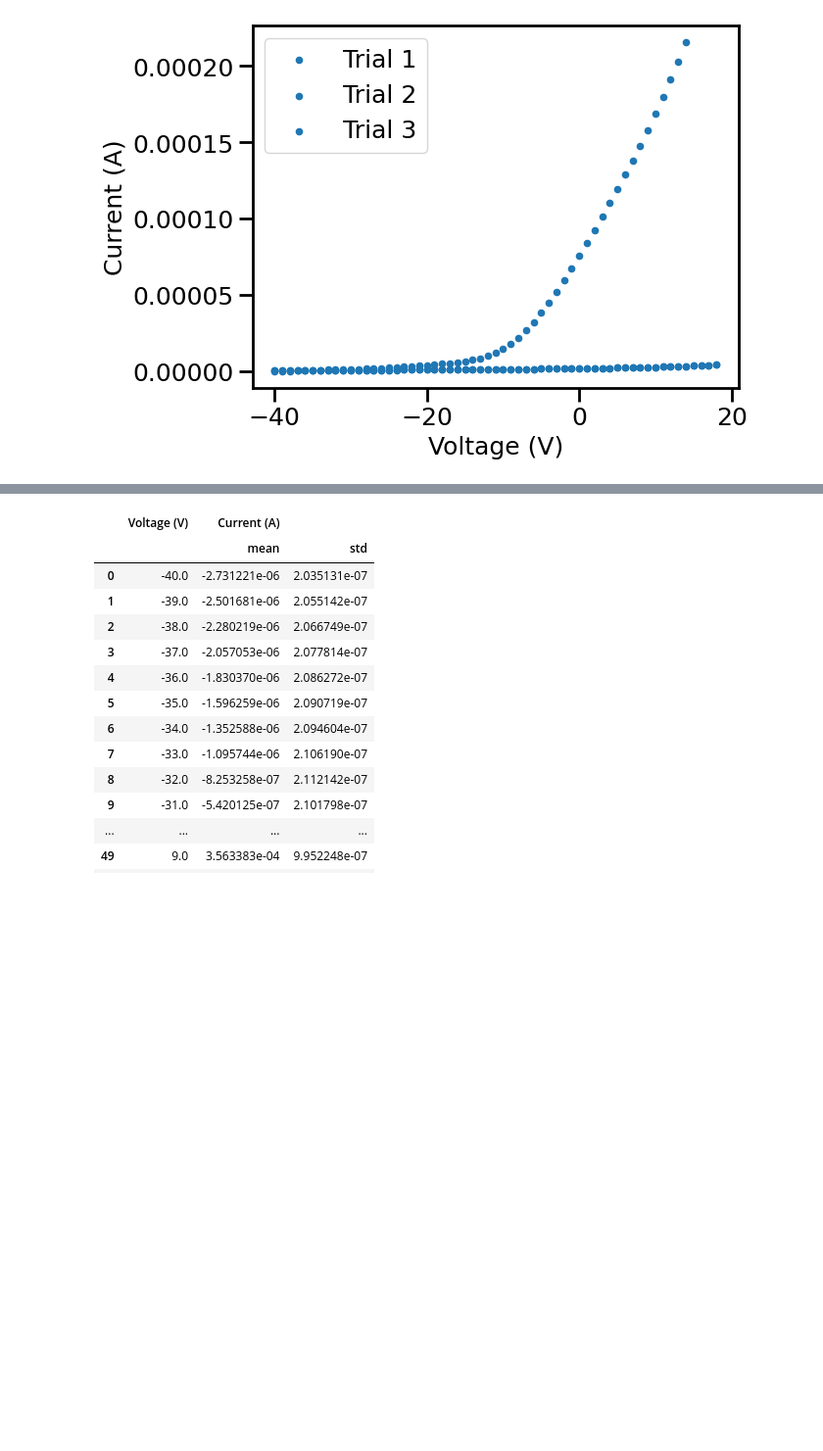
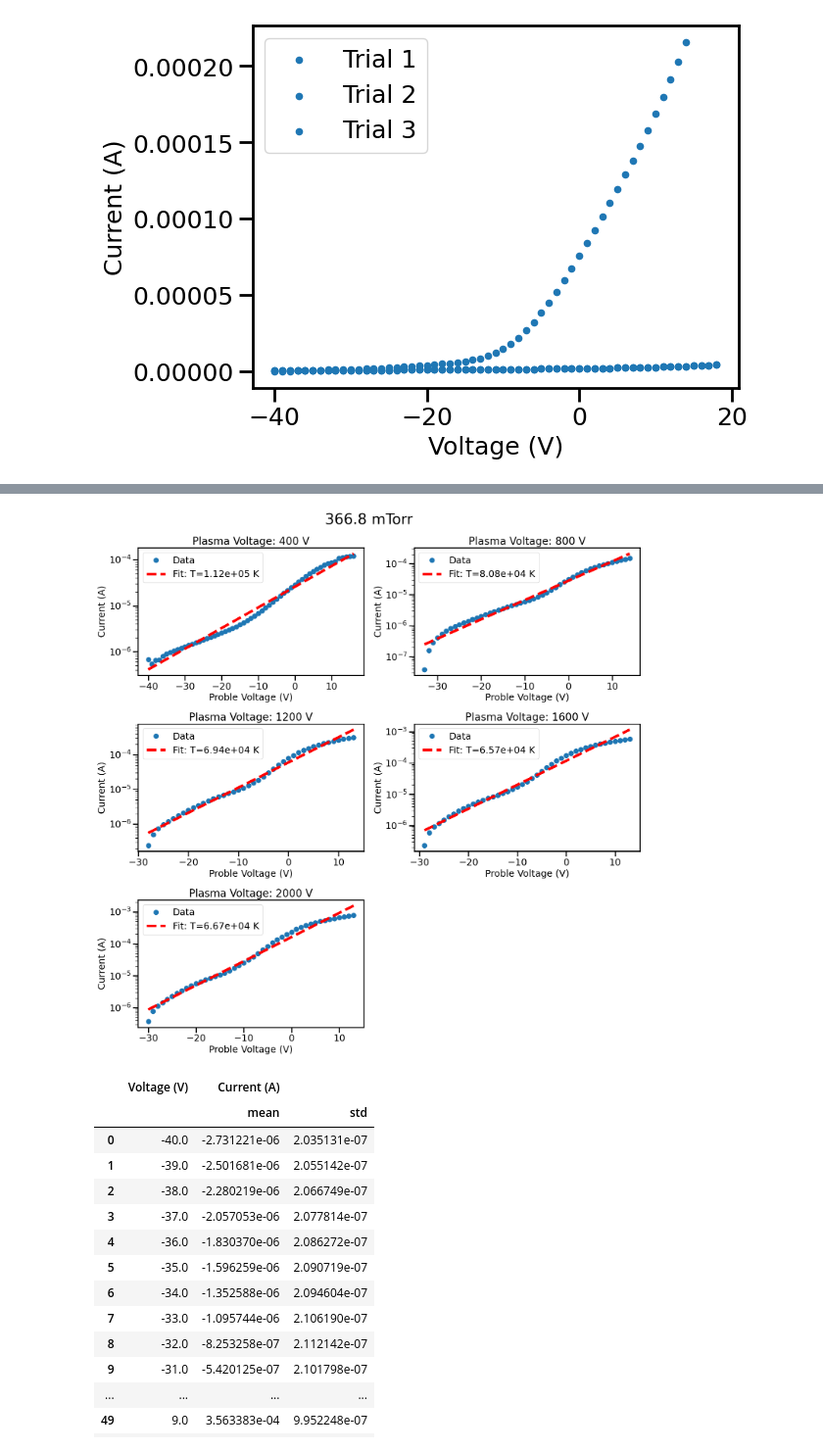
Before and after one commit to jorgegponce/physics191_plasma, a Jupyter notebook: Code/langmuir.ipynb, the cells around one changed output, grey strips where cells are left out. Shown at 98% size. Drawn from its saved outputs; the diff is of its cells as text; code cells hidden in the pictures; blank space fills up the shorter version.

Commit message:
finished langmuir analysis

```diff
--- a/Code/langmuir.ipynb
+++ b/Code/langmuir.ipynb
@@ -269,3 +368,96 @@ plt.show()
+# %%
+import numpy as np
+import matplotlib.pyplot as plt
+
+# -----------------------------------------------------------
+# 1) Define known constants and plasma potential
+# -----------------------------------------------------------
+e   = 1.602176634e-19   # Electron charge (C)
+k   = 1.380649e-23      # Boltzmann constant (J/K)
+V_p = 10.0              # Known plasma potential (V)
+
+voltages = [400, 800, 1200, 1600, 2000]
+pressure = 366.8
+
+# -----------------------------------------------------------
+# 2) Create a mosaic layout for 5 subplots in a 3×2 arrangement
+#    We'll label them A, B, C, D, E (the bottom-right cell is unused).
+# -----------------------------------------------------------
+layout = """
+AB
+CD
+E.
+"""
+fig, axs = plt.subplot_mosaic(layout, figsize=(15, 15))
+fig.suptitle(f"{pressure} mTorr", fontsize=28)
+
+# The mosaic returns a dict of Axes objects keyed by label ("A","B","C","D","E")
+labels = ["A", "B", "C", "D", "E"]
+
+for i, voltage in enumerate(voltages):
+    ax = axs[labels[i]]  # Pick the corresponding subplot
+
+    # -----------------------------------------------------------
+    # Retrieve your data for this voltage
+    # -----------------------------------------------------------
+    x, y, err = processed_data[f'{pressure}_{voltage}']
+
+    # -----------------------------------------------------------
+    # 3) Filter out any non-positive currents (log requires > 0)
+    # -----------------------------------------------------------
+    mask = (y > 0)
+    x_pos = x[mask]
+    y_pos = y[mask]
+
+    # If there aren't enough points > 0, skip
+    if len(x_pos) < 2:
+        ax.text(0.5, 0.5, "Not enough positive data", ha='center', va='center')
+        ax.set_title(f"{voltage} V")
+        continue
+
+    # -----------------------------------------------------------
+    # 4) Transform for log-linear fit:
+    #    I(V_B) = I_s * exp[- e(V_B - V_p)/(kT)] or
+    #    I(V_B) = I_s * exp[e(V_p - V_B)/(kT)] (depending on sign convention)
+    #
+    #    Here we assume:  ln(I) = ln(I_s) + [-e/(kT)] * (V_B - V_p)
+    #    or equivalently: ln(I) = ln(I_s) + [ e/(kT)] * (V_p - V_B).
+    #
+    #    If your sign is reversed, watch for minus signs.
+    # -----------------------------------------------------------
+    # We'll match the code you posted: slope = - e/(kT)
+    X = (V_p - x_pos)
+    Y = np.log(y_pos)
+
+    slope, intercept = np.polyfit(X, Y, 1)
+
+    # slope = -e/(kT) => T = -e/(k*slope)
+    T_fit  = -e / (k * slope)
+    I_s_fit = np.exp(intercept)
+
+    # -----------------------------------------------------------
+    # 5) Generate a fit curve in original (V_B, I) space
+    # -----------------------------------------------------------
+    x_fit = np.linspace(x_pos.min(), x_pos.max(), 200)
+    X_fit = V_p - x_fit
+    y_fit = I_s_fit * np.exp(-(e/(k*T_fit)) * X_fit)
+
+    # -----------------------------------------------------------
+    # 6) Plot on this subplot, using log scale for y
+    # -----------------------------------------------------------
+    ax.plot(x_pos, y_pos, 'o', label='Data')
+    ax.plot(x_fit, y_fit, 'r--', label=f'Fit: T={T_fit:.3g} K')
+    ax.set_yscale('log')
+    ax.set_xlabel("Proble Voltage (V)")
+    ax.set_ylabel("Current (A)")
+    ax.set_title(f"Plasma Voltage: {voltage} V")
+    ax.legend()
+
+plt.tight_layout()
+plt.savefig(f'../Figures/{pressure}_langmuir_mosaic.png', dpi=300)
+plt.show()
+# %% [output]
+[figure, added]
 # %%
 merged_df
 # %% [output]
```
Also changed, not shown: parts of 4 cells of this notebook, 2 other files.
